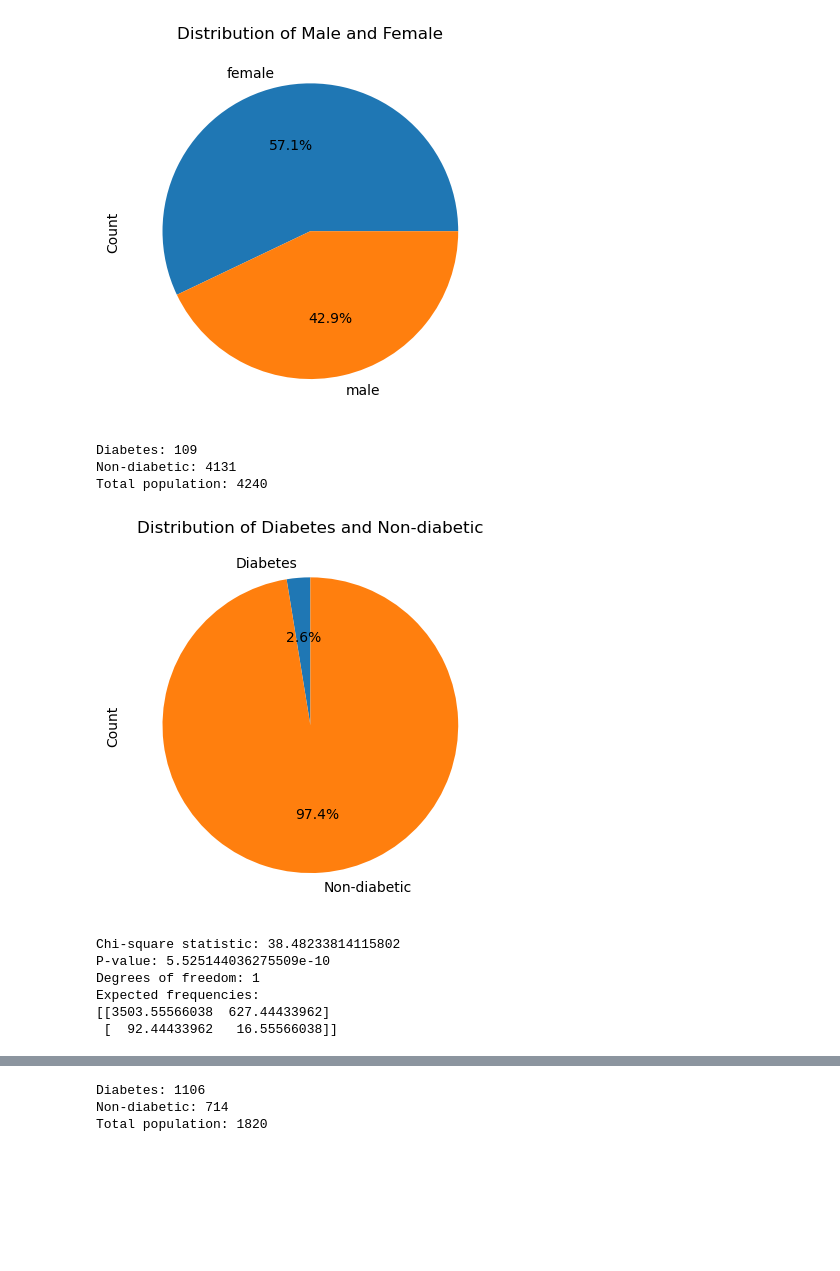
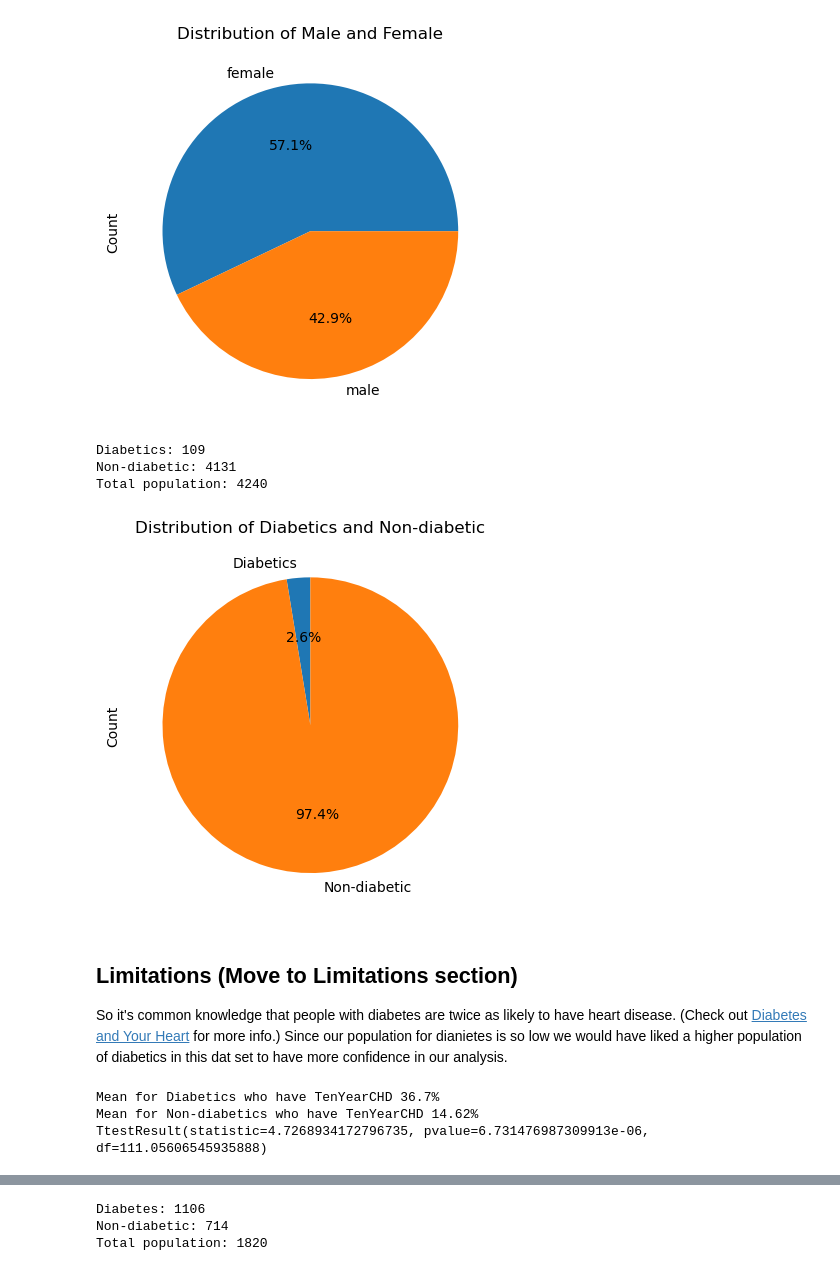
Before and after one commit to myhre062/heart-disease-analysis, a Jupyter notebook: heart-disease-data-analysis.ipynb, the cells around one changed output, grey strips where cells are left out. Saved outputs shown, nothing was run; the diff lists cells and outputs as text; code cells hidden in the pictures; blank space fills up the shorter version.

Commit message:
Completed Diabetes and CHD analysis

```diff
--- a/heart-disease-data-analysis.ipynb
+++ b/heart-disease-data-analysis.ipynb
@@ -48,35 +48,34 @@ total population: 4240
 # %%
 diabetes_count = (heart_analysis_df['diabetes'] == 1).sum()
 non_diabetes_count = (heart_analysis_df['diabetes'] == 0).sum()
-print(f'Diabetes: {diabetes_count}')
+print(f'Diabetics: {diabetes_count}')
 print(f'Non-diabetic: {non_diabetes_count}')
 print(f'Total population: {diabetes_count+non_diabetes_count}')
-labels = ['Diabetes', 'Non-diabetic']
+labels = ['Diabetics', 'Non-diabetic']
 sizes = [diabetes_count, non_diabetes_count]
 diabetes_population_df = pd.DataFrame({'diabetes': labels, 'Count': sizes})
 diabetes_population_df.plot.pie(y='Count', labels=diabetes_population_df['diabetes'], autopct='%1.1f%%', legend=False, startangle=90)
-plt.title('Distribution of Diabetes and Non-diabetic')
+plt.title('Distribution of Diabetics and Non-diabetic')
 plt.show()
 # %% [output]
-Diabetes: 109
+Diabetics: 109
 Non-diabetic: 4131
 Total population: 4240
-[figure, old version]
+[figure, new version]
-# %%
-contingency_table = pd.crosstab(heart_analysis_df['diabetes'], heart_analysis_df['TenYearCHD'])
-
-# Perform the Chi-square test
-chi2, p_value, dof, expected = stats.chi2_contingency(contingency_table)
-
-# Output the results
-print(f"Chi-square statistic: {chi2}")
-print(f"P-value: {p_value}")
-print(f"Degrees of freedom: {dof}")
-print(f"Expected frequencies:\n{expected}")
-# %% [output]
-Chi-square statistic: 38.48233814115802
-P-value: 5.525144036275509e-10
-Degrees of freedom: 1
-Expected frequencies:
-[[3503.55566038  627.44433962]
- [  92.44433962   16.55566038]]
+# %% [markdown]
+## Limitations (Move to Limitations section)
+
+So it's common knowledge that people with diabetes are twice as likely to have heart disease. (Check out [Diabetes and Your Heart](https://www.cdc.gov/diabetes/library/features/diabetes-and-heart.html#:~:text=If%20you%20have%20diabetes%2C%20you,are%20to%20have%20heart%20disease.) for more info.) Since our population for dianietes is so low we would have liked a higher population of diabetics in this dat set to have more confidence in our analysis.
+# %%
+diabetics = heart_analysis_df[heart_analysis_df['diabetes'] == 1]
+non_diabetics = heart_analysis_df[heart_analysis_df['diabetes'] == 0]
+
+diabetics_mean = round(diabetics['TenYearCHD'].mean() * 100, 2)
+non_diabetics_mean_mean = round(non_diabetics['TenYearCHD'].mean() * 100, 2)
+print(f'Mean for Diabetics who have TenYearCHD: {diabetics_mean}%')
+print(f'Mean for Non-diabetics who have TenYearCHD: {non_diabetics_mean_mean}%')
+print(stats.ttest_ind(diabetics['TenYearCHD'], non_diabetics['TenYearCHD'], equal_var=False))
+# %% [output]
+Mean for Diabetics who have TenYearCHD 36.7%
+Mean for Non-diabetics who have TenYearCHD 14.62%
+TtestResult(statistic=4.7268934172796735, pvalue=6.731476987309913e-06, df=111.05606545935888)
```
Also changed, not shown: parts of 2 cells of this notebook.
